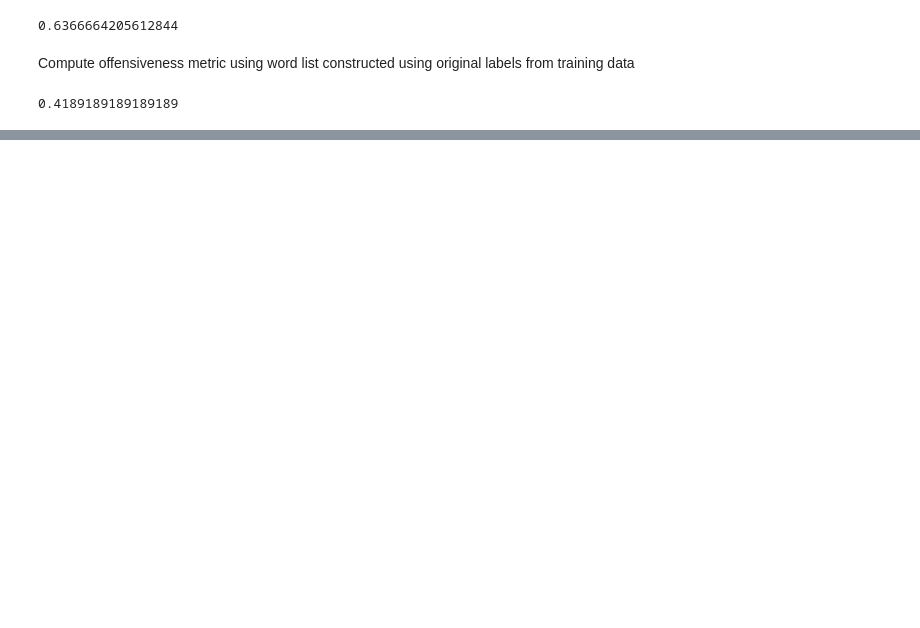
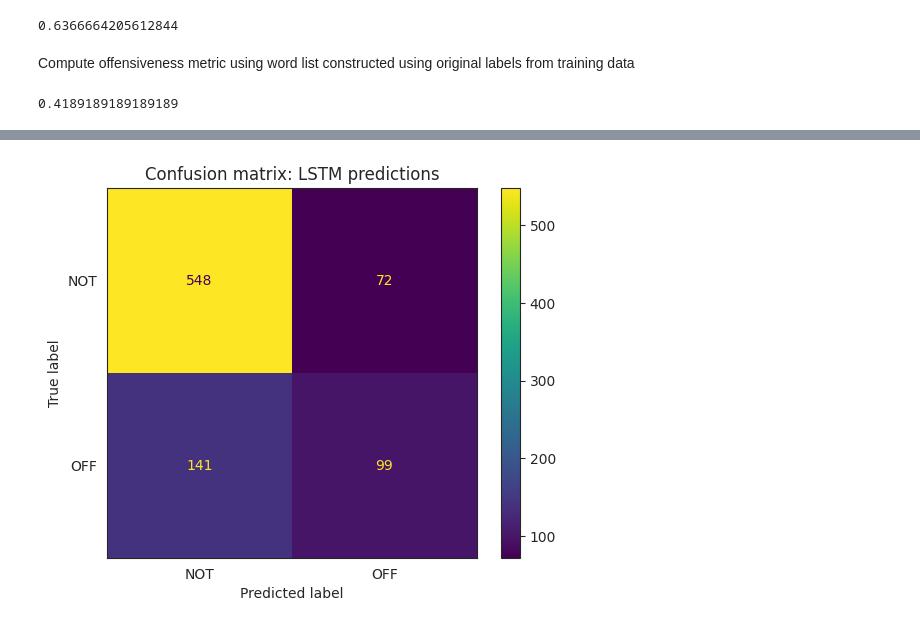
Before and after one commit to chadji15/LearningFromData_Assignment4, a Jupyter notebook: lstm/notebook.ipynb, the cells around one changed output, grey strips where cells are left out. Cells and saved outputs as stored; diff of their text form; code cells hidden in the pictures; blank space fills up the shorter version.

```diff
--- a/lstm/notebook.ipynb
+++ b/lstm/notebook.ipynb
@@ -524,0 +538,4 @@ f1_score(y_test_bin, y_pred_word_list_raw_data, average='macro')
+# %%
+plot_confusion_matrix(np.array(y_test_bin), np.array(y_pred_test_best), 'Confusion matrix: LSTM predictions')
+# %% [output]
+[figure, added]
```
Also changed, not shown: parts of 7 cells of this notebook.
